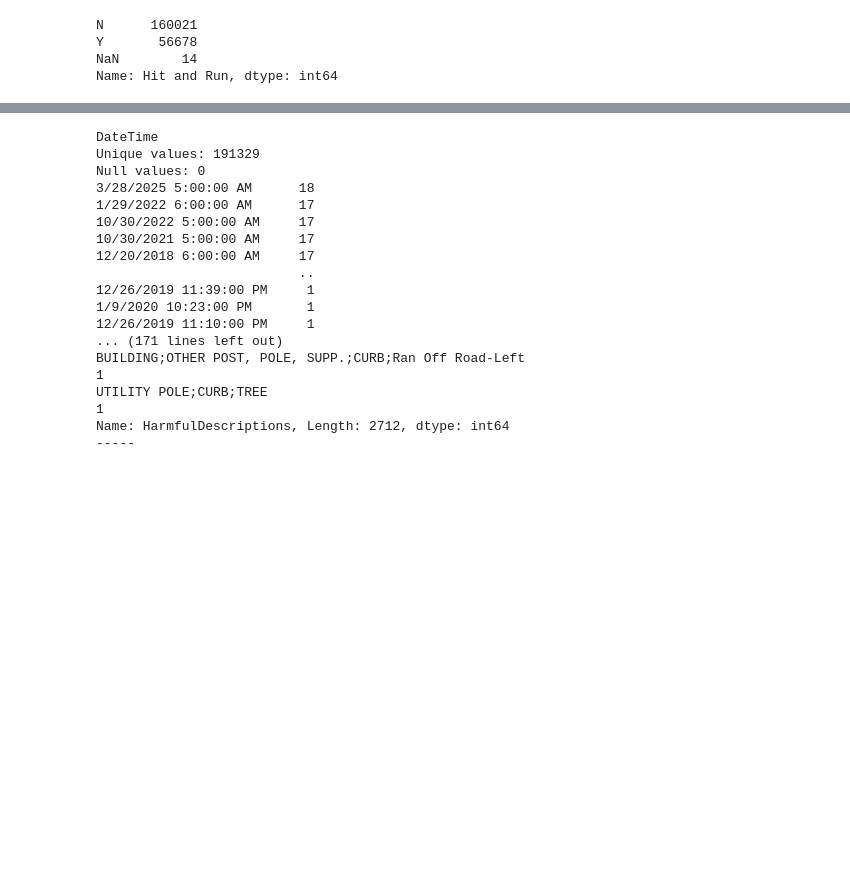
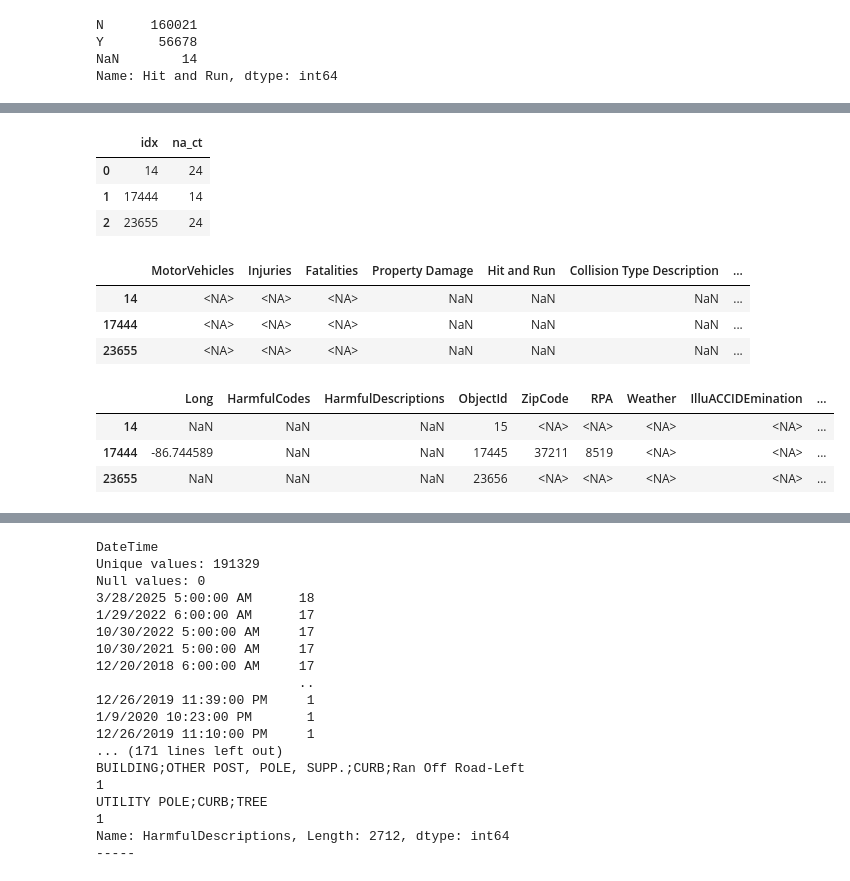
Before and after one commit to essetetsahai/nashville_traffic, a Jupyter notebook: notebooks/traffic_notebook.ipynb, the cells around one changed output, grey strips where cells are left out. Cells and saved outputs as stored; diff of their text form; code cells hidden in the pictures; blank space fills up the shorter version.

```diff
--- a/notebooks/traffic_notebook.ipynb
+++ b/notebooks/traffic_notebook.ipynb
@@ -307,0 +263,26 @@ df[df.index.isin(df[df['Hit and Run'].isna()].isna().sum(axis=1).index)]
+# %%
+#make df for count na values per row
+nact = pd.DataFrame(df[df['Hit and Run'].isna()].isna().sum(axis=1)).reset_index()
+nact.columns = ['idx', 'na_ct']
+nact
+high_na = nact[nact['na_ct']>10]
+high_na
+# %% [output]
+|  | idx | na_ct |
+| 0 | 14 | 24 |
+| 1 | 17444 | 14 |
+| 2 | 23655 | 24 |
+# %%
+df.loc[high_na['idx']].iloc[:, 2:15]
+# %% [output]
+|  | MotorVehicles | Injuries | Fatalities | Property Damage | Hit and Run | Collision Type Description | ... |
+| 14 | <NA> | <NA> | <NA> | NaN | NaN | NaN | ... |
+| 17444 | <NA> | <NA> | <NA> | NaN | NaN | NaN | ... |
+| 23655 | <NA> | <NA> | <NA> | NaN | NaN | NaN | ... |
+# %%
+df.loc[high_na['idx']].iloc[:, 15:28]
+# %% [output]
+|  | Long | HarmfulCodes | HarmfulDescriptions | ObjectId | ZipCode | RPA | Weather | IlluACCIDEmination | ... |
+| 14 | NaN | NaN | NaN | 15 | <NA> | <NA> | <NA> | <NA> | ... |
+| 17444 | -86.744589 | NaN | NaN | 17445 | 37211 | 8519 | <NA> | <NA> | ... |
+| 23655 | NaN | NaN | NaN | 23656 | <NA> | <NA> | <NA> | <NA> | ... |
```
Also changed, not shown: parts of 18 cells of this notebook.
